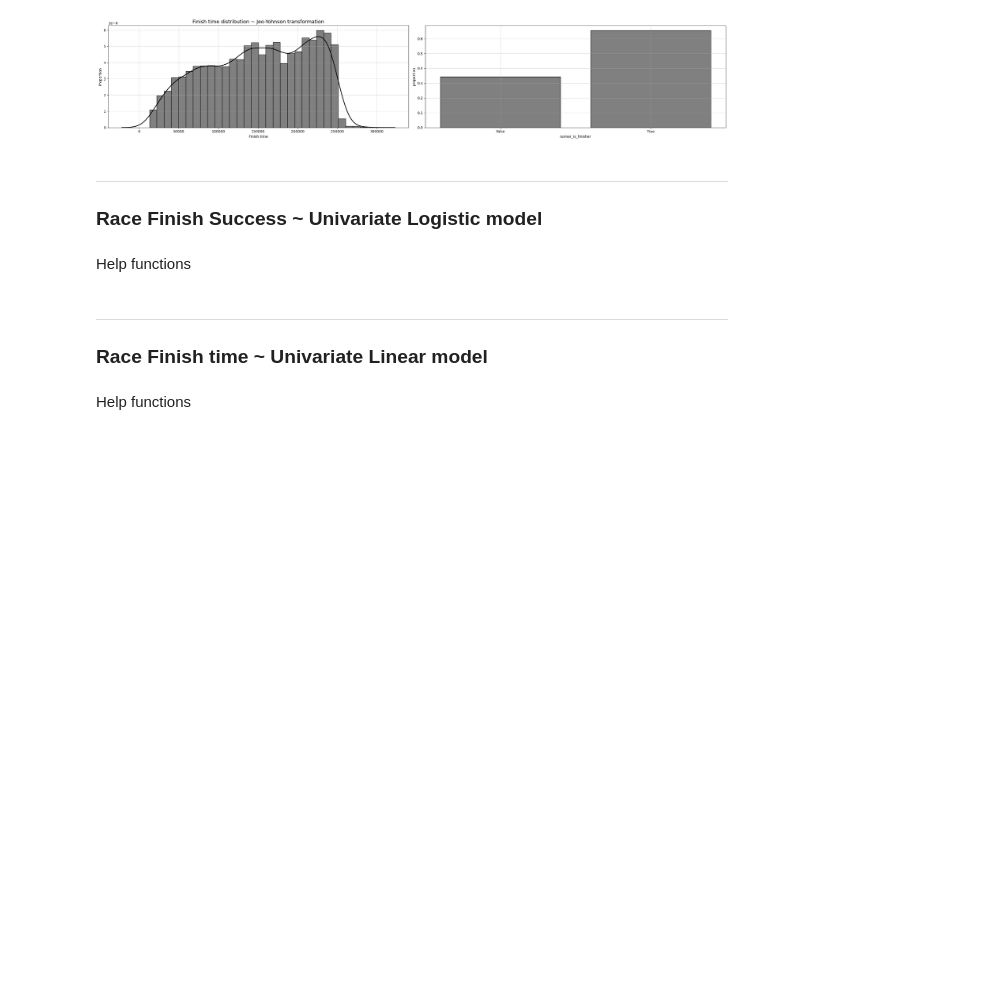
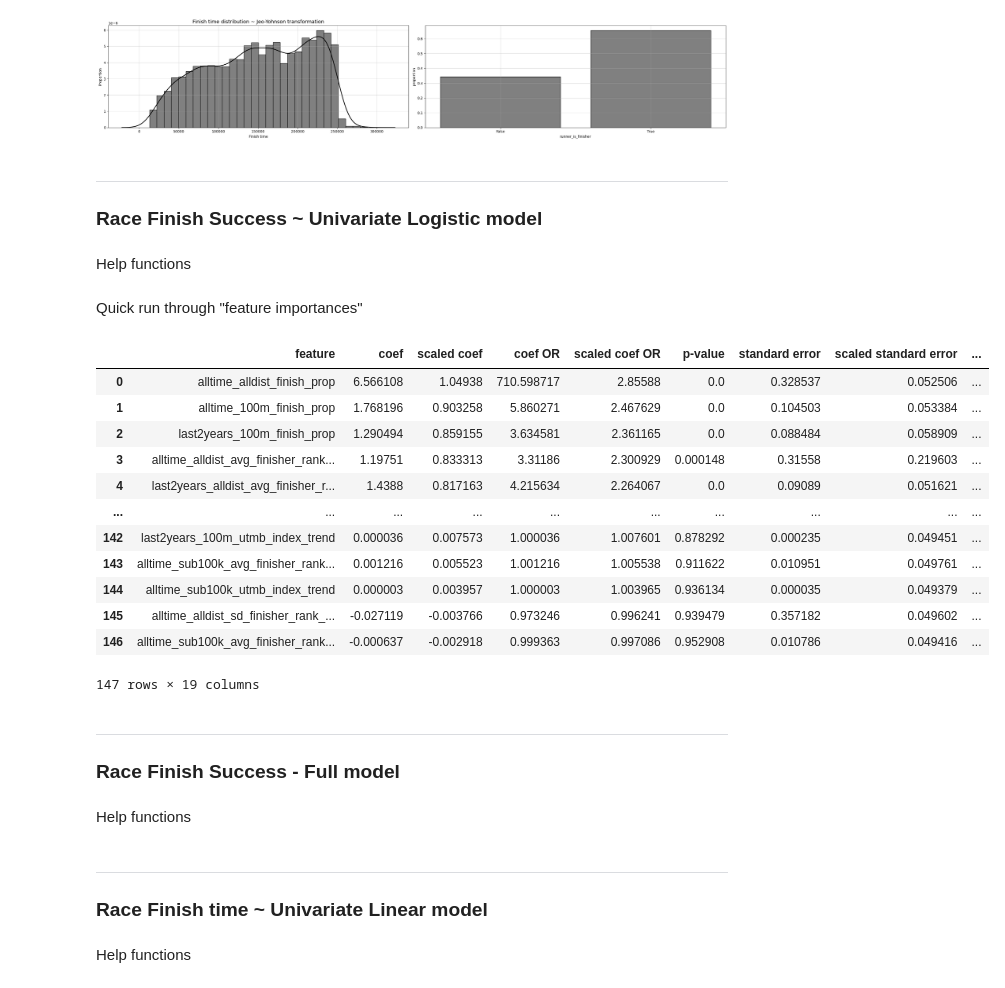
Before and after one commit to 1312Bravo/Sandbox, a Jupyter notebook: analysis.ipynb, the cells around one changed output. Saved outputs shown, nothing was run; the diff lists cells and outputs as text; code cells hidden in the pictures; blank space fills up the shorter version.

```diff
--- a/analysis.ipynb
+++ b/analysis.ipynb
@@ -307,0 +456,2 @@ def univariate_logit_numeric(
+# %% [markdown]
+Quick run through "feature importances"
@@ -307,0 +505,28 @@ def univariate_logit_numeric(
+# %%
+# Check
+race_finisher_features_metrics_df = race_finisher_features_metrics_df.sort_values(
+    by="scaled coef",
+    key=lambda x: x.abs(),
+    ascending=False
+    ).reset_index(drop=True)
+
+race_finisher_features_metrics_df
+# %% [output]
+|  | feature | coef | scaled coef | coef OR | scaled coef OR | p-value | standard error | scaled standard error | ... |
+| 0 | alltime_alldist_finish_prop | 6.566108 | 1.04938 | 710.598717 | 2.85588 | 0.0 | 0.328537 | 0.052506 | ... |
+| 1 | alltime_100m_finish_prop | 1.768196 | 0.903258 | 5.860271 | 2.467629 | 0.0 | 0.104503 | 0.053384 | ... |
+| 2 | last2years_100m_finish_prop | 1.290494 | 0.859155 | 3.634581 | 2.361165 | 0.0 | 0.088484 | 0.058909 | ... |
+| 3 | alltime_alldist_avg_finisher_rank... | 1.19751 | 0.833313 | 3.31186 | 2.300929 | 0.000148 | 0.31558 | 0.219603 | ... |
+| 4 | last2years_alldist_avg_finisher_r... | 1.4388 | 0.817163 | 4.215634 | 2.264067 | 0.0 | 0.09089 | 0.051621 | ... |
+| ... | ... | ... | ... | ... | ... | ... | ... | ... | ... |
+| 142 | last2years_100m_utmb_index_trend | 0.000036 | 0.007573 | 1.000036 | 1.007601 | 0.878292 | 0.000235 | 0.049451 | ... |
+| 143 | alltime_sub100k_avg_finisher_rank... | 0.001216 | 0.005523 | 1.001216 | 1.005538 | 0.911622 | 0.010951 | 0.049761 | ... |
+| 144 | alltime_sub100k_utmb_index_trend | 0.000003 | 0.003957 | 1.000003 | 1.003965 | 0.936134 | 0.000035 | 0.049379 | ... |
+| 145 | alltime_alldist_sd_finisher_rank_... | -0.027119 | -0.003766 | 0.973246 | 0.996241 | 0.939479 | 0.357182 | 0.049602 | ... |
+| 146 | alltime_sub100k_avg_finisher_rank... | -0.000637 | -0.002918 | 0.999363 | 0.997086 | 0.952908 | 0.010786 | 0.049416 | ... |
+147 rows × 19 columns
+# %% [markdown]
+---
+### Race Finish Success - Full model
+# %% [markdown]
+Help functions
```
Also changed, not shown: parts of 13 cells of this notebook, 1 other file.
